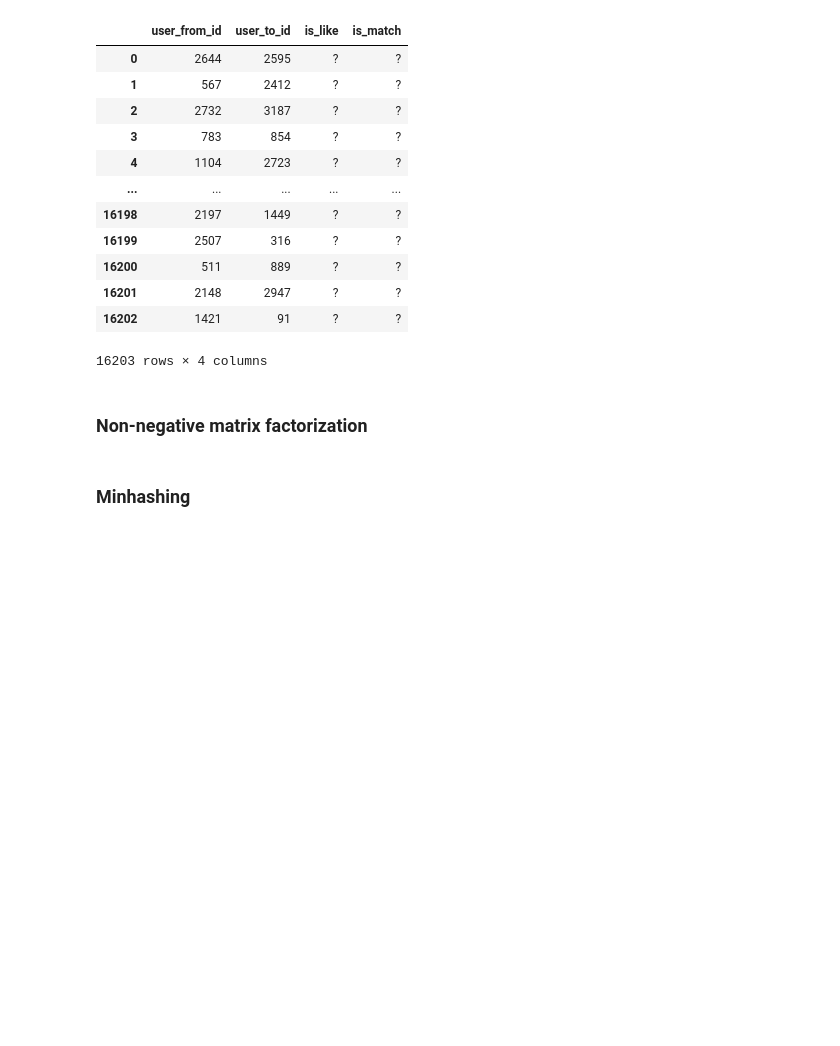
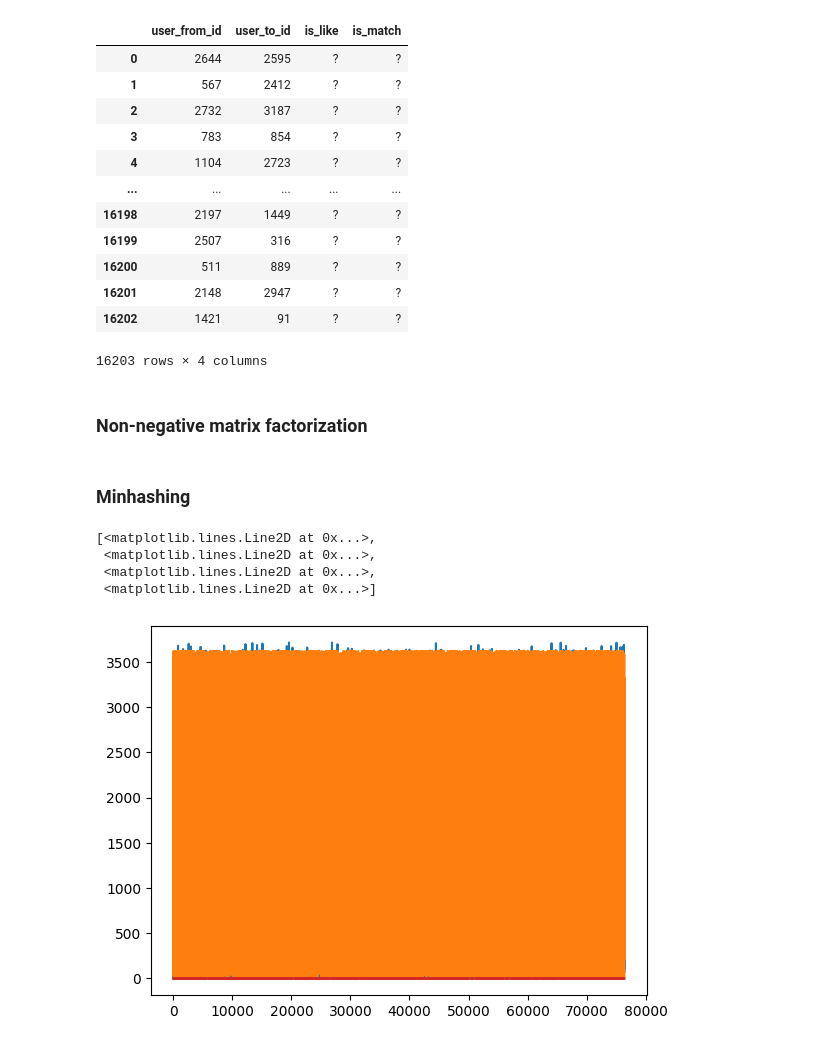
Before and after one commit to andreist3fan/vitejii-dm-2, a Jupyter notebook: DataMiningAssignment2.ipynb, the cells around one changed output. Drawn from its saved outputs; the diff is of its cells as text; code cells hidden in the pictures; blank space fills up the shorter version.

```diff
--- a/DataMiningAssignment2.ipynb
+++ b/DataMiningAssignment2.ipynb
@@ -109,3 +124,12 @@ def compute_signature(hashes: list[HashFunction], ids: list[set[int]]):
                     result[i][c] = min(result[i][c], hf.hashf(ix, len(sorted_space)))
 
     return result
+# %%
+
+plt.plot()
+# %% [output]
+[<matplotlib.lines.Line2D at 0x...>,
+ <matplotlib.lines.Line2D at 0x...>,
+ <matplotlib.lines.Line2D at 0x...>,
+ <matplotlib.lines.Line2D at 0x...>]
+[figure, added]
```
Also changed, not shown: parts of 2 cells of this notebook.
